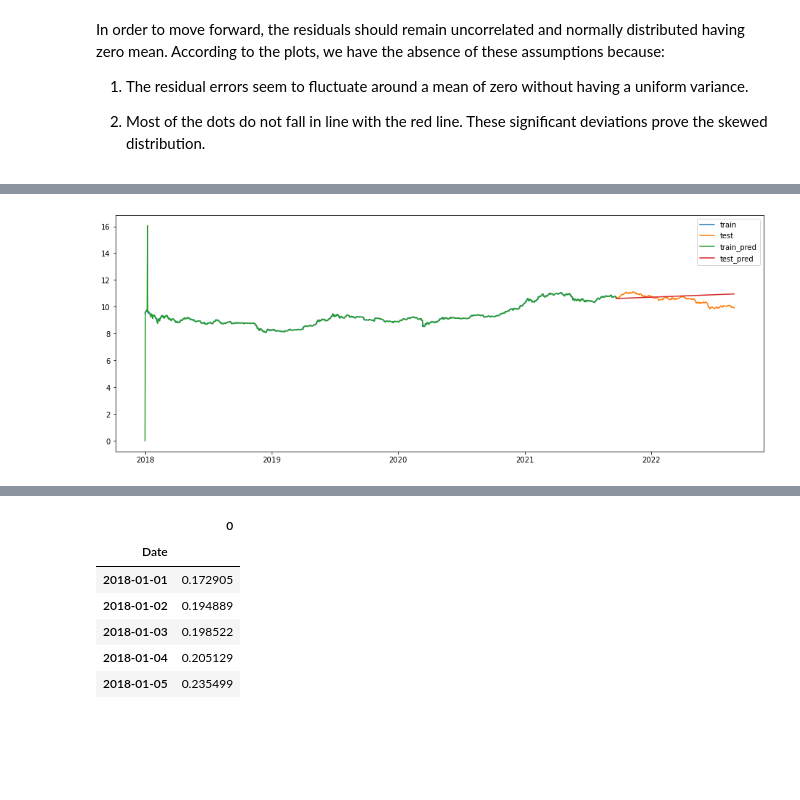
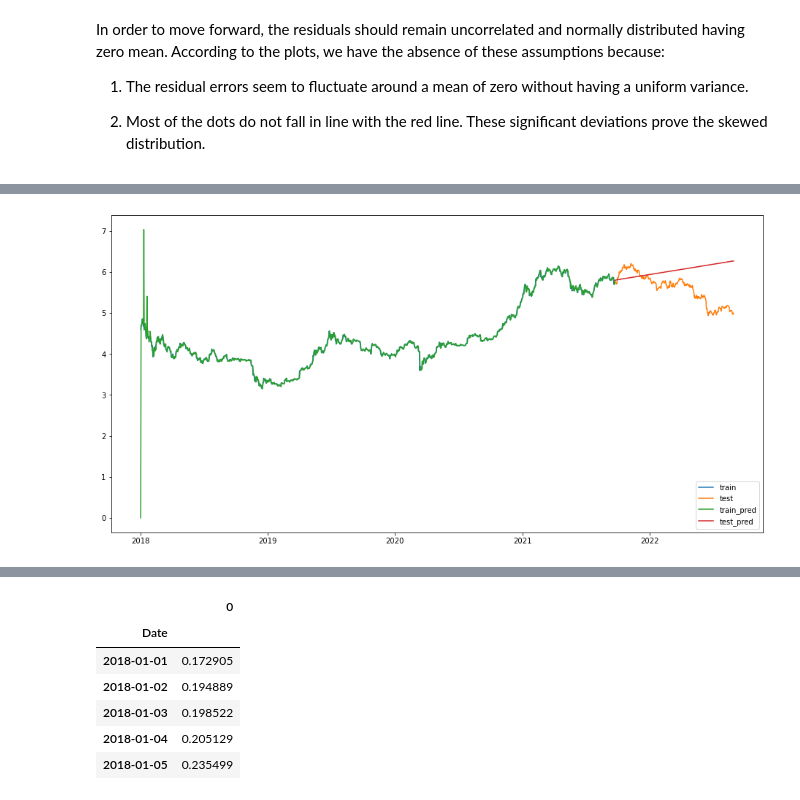
Before and after one commit to VolhaP87/Cryptocurrency_Prediction_Analysis, a Jupyter notebook: Cryptocurrency.ipynb, the cells around one changed output, grey strips where cells are left out. Cells and saved outputs as stored; diff of their text form; code cells hidden in the pictures; blank space fills up the shorter version.

```diff
--- a/Cryptocurrency.ipynb
+++ b/Cryptocurrency.ipynb
@@ -289,4 +239,4 @@ year_df_bitcoin.boxplot(figsize=(16,7));
 # %%
-cutoff_bitcoin = round(df['Close Bitcoin'].shape[0]*0.8)
+cutoff_bitcoin = round(bitcoin_normalized.shape[0]*0.8)
 cutoff_bitcoin
 # %% [output]
@@ -294,7 +244,7 @@ cutoff_bitcoin
 # %%
-train_bitcoin = df['Close Bitcoin'][:cutoff_bitcoin]
-test_bitcoin = df['Close Bitcoin'][cutoff_bitcoin:]
-fig, ax = plt.subplots(figsize=(18,8))
+train_bitcoin = bitcoin_normalized[:cutoff_bitcoin]
+test_bitcoin = bitcoin_normalized[cutoff_bitcoin:]
+fig, ax = plt.subplots(figsize=(18,6))
 ax.plot(train_bitcoin, label='train')
 ax.plot(test_bitcoin, label='test')
 ax.set_title('Train-Test Split of Bitcoin')
@@ -957,7 +892,7 @@ In order to move forward, the residuals should remain uncorrelated and normally
 # %%
 from sklearn.preprocessing import FunctionTransformer
 
-transformer = FunctionTransformer(np.log1p)
+transformer = FunctionTransformer(np.log)
 train_bitcoin_log = transformer.fit_transform(train_bitcoin)
 train_bitcoin_log.head()
 # %% [output]
@@ -989,7 +924,7 @@ plt.legend();
 # %%
 sari_bitcoin_2 = SARIMAX(train_bitcoin_log,
                          order=(0, 1, 2),
-                         seasonal_order=(0, 1, 2, 7),
+                         seasonal_order=(2, 1, 2, 9),
                          enforce_stationarity=False,
                          enforce_invertibility=False).fit()
 # %%
@@ -1040,14 +977,14 @@ plt.show()
 # %%
 y_hat_train = sari_bitcoin_2.predict(typ='levels')
 y_hat_test = sari_bitcoin_2.predict(start=test_bitcoin_log.index[0], end=test_bitcoin_log.index[-1], typ='levels')
-fig, ax = plt.subplots(figsize=(16,6))
+fig, ax = plt.subplots(figsize=(16,8))
 ax.plot(train_bitcoin_log, label='train')
 ax.plot(test_bitcoin_log, label='test')
 ax.plot(y_hat_train, label='train_pred')
 ax.plot(y_hat_test, label='test_pred')
 plt.legend();
 # %% [output]
-[figure, old version]
+[figure, new version]
 # %%
 fig, ax = plt.subplots(figsize=(16,6))
 ax.plot(test_bitcoin_log, label='true')
```
Also changed, not shown: parts of 90 cells of this notebook, 2 other files.
